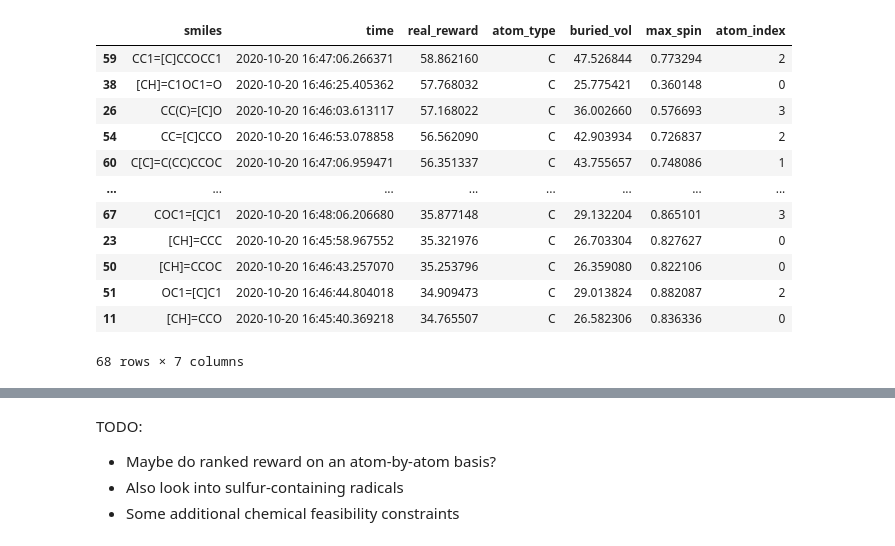
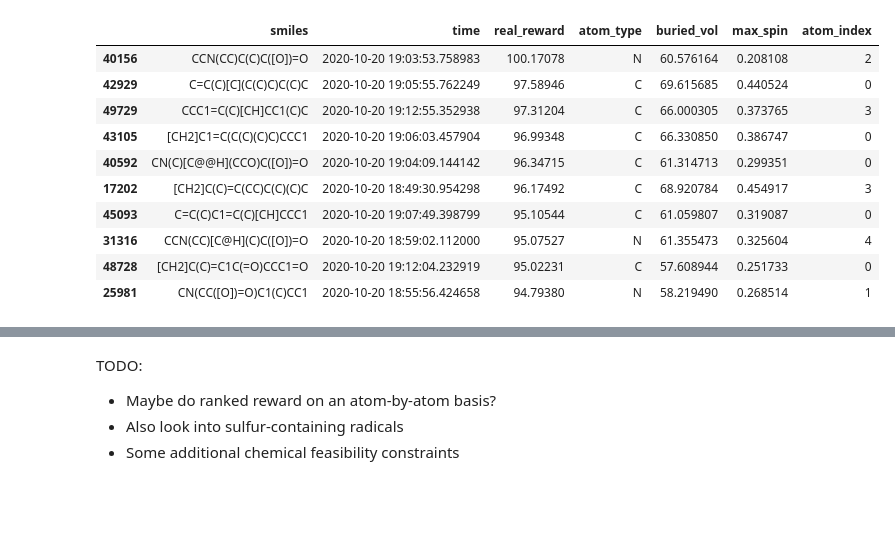
Before and after one commit to NREL/rlmolecule, a Jupyter notebook: stable_radical_optimization/monitor_progress.ipynb, the cells around one changed output, grey strips where cells are left out. Saved outputs shown, nothing was run; the diff lists cells and outputs as text; code cells hidden in the pictures; blank space fills up the shorter version.

```diff
--- a/stable_radical_optimization/monitor_progress.ipynb
+++ b/stable_radical_optimization/monitor_progress.ipynb
@@ -68,19 +81,17 @@ rew_df.shape
 # %%
-rew_df.sort_values('real_reward', ascending=False)
+rew_df.sort_values('real_reward', ascending=False).head(10)
 # %% [output]
 |  | smiles | time | real_reward | atom_type | buried_vol | max_spin | atom_index |
-| 59 | CC1=[C]CCOCC1 | 2020-10-20 16:47:06.266371 | 58.862160 | C | 47.526844 | 0.773294 | 2 |
-| 38 | [CH]=C1OC1=O | 2020-10-20 16:46:25.405362 | 57.768032 | C | 25.775421 | 0.360148 | 0 |
-| 26 | CC(C)=[C]O | 2020-10-20 16:46:03.613117 | 57.168022 | C | 36.002660 | 0.576693 | 3 |
-| 54 | CC=[C]CCO | 2020-10-20 16:46:53.078858 | 56.562090 | C | 42.903934 | 0.726837 | 2 |
-| 60 | C[C]=C(CC)CCOC | 2020-10-20 16:47:06.959471 | 56.351337 | C | 43.755657 | 0.748086 | 1 |
-| ... | ... | ... | ... | ... | ... | ... | ... |
-| 67 | COC1=[C]C1 | 2020-10-20 16:48:06.206680 | 35.877148 | C | 29.132204 | 0.865101 | 3 |
-| 23 | [CH]=CCC | 2020-10-20 16:45:58.967552 | 35.321976 | C | 26.703304 | 0.827627 | 0 |
-| 50 | [CH]=CCOC | 2020-10-20 16:46:43.257070 | 35.253796 | C | 26.359080 | 0.822106 | 0 |
-| 51 | OC1=[C]C1 | 2020-10-20 16:46:44.804018 | 34.909473 | C | 29.013824 | 0.882087 | 2 |
-| 11 | [CH]=CCO | 2020-10-20 16:45:40.369218 | 34.765507 | C | 26.582306 | 0.836336 | 0 |
+| 40156 | CCN(CC)C(C)C([O])=O | 2020-10-20 19:03:53.758983 | 100.17078 | N | 60.576164 | 0.208108 | 2 |
+| 42929 | C=C(C)[C](C(C)C)C(C)C | 2020-10-20 19:05:55.762249 | 97.58946 | C | 69.615685 | 0.440524 | 0 |
+| 49729 | CCC1=C(C)[CH]CC1(C)C | 2020-10-20 19:12:55.352938 | 97.31204 | C | 66.000305 | 0.373765 | 3 |
+| 43105 | [CH2]C1=C(C(C)(C)C)CCC1 | 2020-10-20 19:06:03.457904 | 96.99348 | C | 66.330850 | 0.386747 | 0 |
+| 40592 | CN(C)[C@@H](CCO)C([O])=O | 2020-10-20 19:04:09.144142 | 96.34715 | C | 61.314713 | 0.299351 | 0 |
+| 17202 | [CH2]C(C)=C(CC)C(C)(C)C | 2020-10-20 18:49:30.954298 | 96.17492 | C | 68.920784 | 0.454917 | 3 |
+| 45093 | C=C(C)C1=C(C)[CH]CCC1 | 2020-10-20 19:07:49.398799 | 95.10544 | C | 61.059807 | 0.319087 | 0 |
+| 31316 | CCN(CC)[C@H](C)C([O])=O | 2020-10-20 18:59:02.112000 | 95.07527 | N | 61.355473 | 0.325604 | 4 |
+| 48728 | [CH2]C(C)=C1C(=O)CCC1=O | 2020-10-20 19:12:04.232919 | 95.02231 | C | 57.608944 | 0.251733 | 0 |
+| 25981 | CN(CC([O])=O)C1(C)CC1 | 2020-10-20 18:55:56.424658 | 94.79380 | N | 58.219490 | 0.268514 | 1 |
-68 rows × 7 columns
 # %%
 def is_pareto_efficient(costs, return_mask = True):
     """
```
Also changed, not shown: parts of 6 cells of this notebook.
